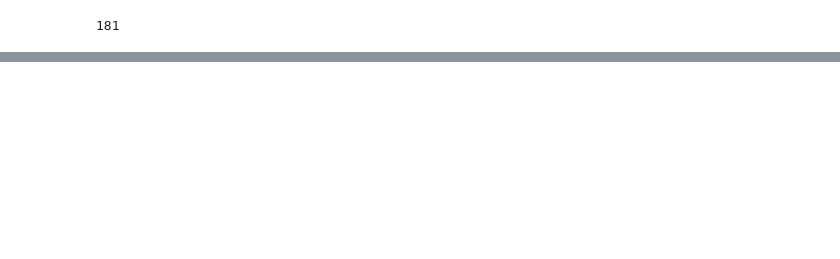
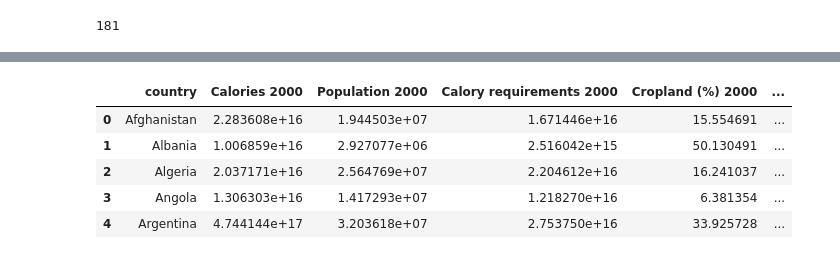
Before and after one commit to vizu-food-production/vizu-food-production.github.io, a Jupyter notebook: Untitled.ipynb, the cells around one changed output, grey strips where cells are left out. Cells and saved outputs as stored; diff of their text form; code cells hidden in the pictures; blank space fills up the shorter version.

```diff
--- a/Untitled.ipynb
+++ b/Untitled.ipynb
@@ -68,17 +74,26 @@ bibi[bibi['gdp2017'] == 0]
 # %%
 gdp.to_csv(graph_path + 'gdp_2017.csv')
 # %%
-"""graph_path = 'data/graph/'
+graph_path = 'data/graph/'
 
 country_ssp1 = pd.read_csv(graph_path + 'graph_country_data_ssp1.csv', na_values=[0, np.inf])
 country_ssp2 = pd.read_csv(graph_path + 'graph_country_data_ssp2.csv', na_values=[0, np.inf])
 country_ssp3 = pd.read_csv(graph_path + 'graph_country_data_ssp3.csv', na_values=[0, np.inf])
 country_ssp4 = pd.read_csv(graph_path + 'graph_country_data_ssp4.csv', na_values=[0, np.inf])
 country_ssp5 = pd.read_csv(graph_path + 'graph_country_data_ssp5.csv', na_values=[0, np.inf])
 
 continent_ssp1 = pd.read_csv(graph_path + 'graph_continent_data_ssp1.csv', na_values=[0, np.inf])
 continent_ssp2 = pd.read_csv(graph_path + 'graph_continent_data_ssp2.csv', na_values=[0, np.inf])
 continent_ssp3 = pd.read_csv(graph_path + 'graph_continent_data_ssp3.csv', na_values=[0, np.inf])
 continent_ssp4 = pd.read_csv(graph_path + 'graph_continent_data_ssp4.csv', na_values=[0, np.inf])
-continent_ssp5 = pd.read_csv(graph_path + 'graph_continent_data_ssp5.csv', na_values=[0, np.inf])"""
+continent_ssp5 = pd.read_csv(graph_path + 'graph_continent_data_ssp5.csv', na_values=[0, np.inf])
+
+country_ssp1.head()
+# %% [output]
+|  | country | Calories 2000 | Population 2000 | Calory requirements 2000 | Cropland (%) 2000 | ... |
+| 0 | Afghanistan | 2.283608e+16 | 1.944503e+07 | 1.671446e+16 | 15.554691 | ... |
+| 1 | Albania | 1.006859e+16 | 2.927077e+06 | 2.516042e+15 | 50.130491 | ... |
+| 2 | Algeria | 2.037171e+16 | 2.564769e+07 | 2.204612e+16 | 16.241037 | ... |
+| 3 | Angola | 1.306303e+16 | 1.417293e+07 | 1.218270e+16 | 6.381354 | ... |
+| 4 | Argentina | 4.744144e+17 | 3.203618e+07 | 2.753750e+16 | 33.925728 | ... |
 # %%
```
Also changed, not shown: parts of 13 cells of this notebook, 6 other files.
